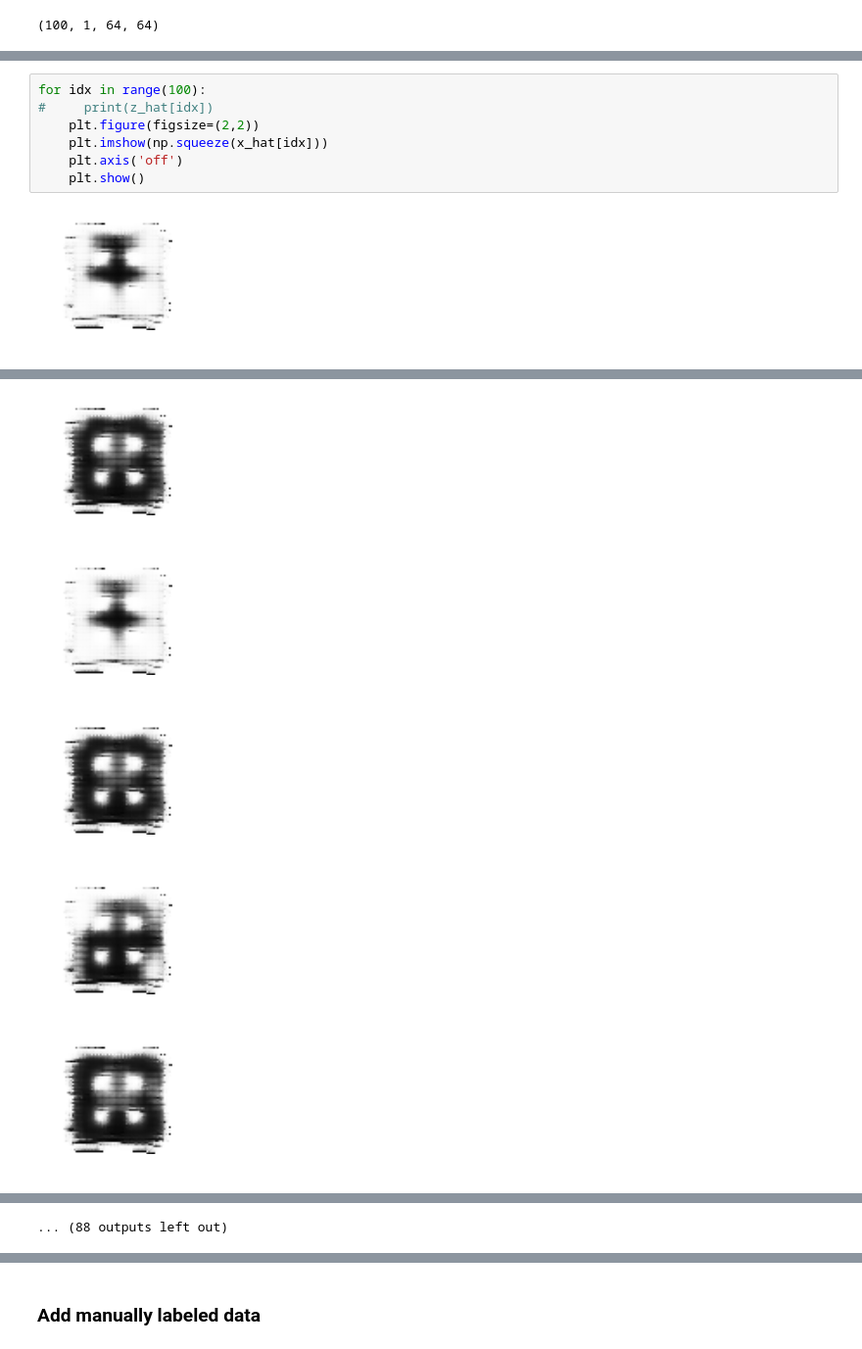
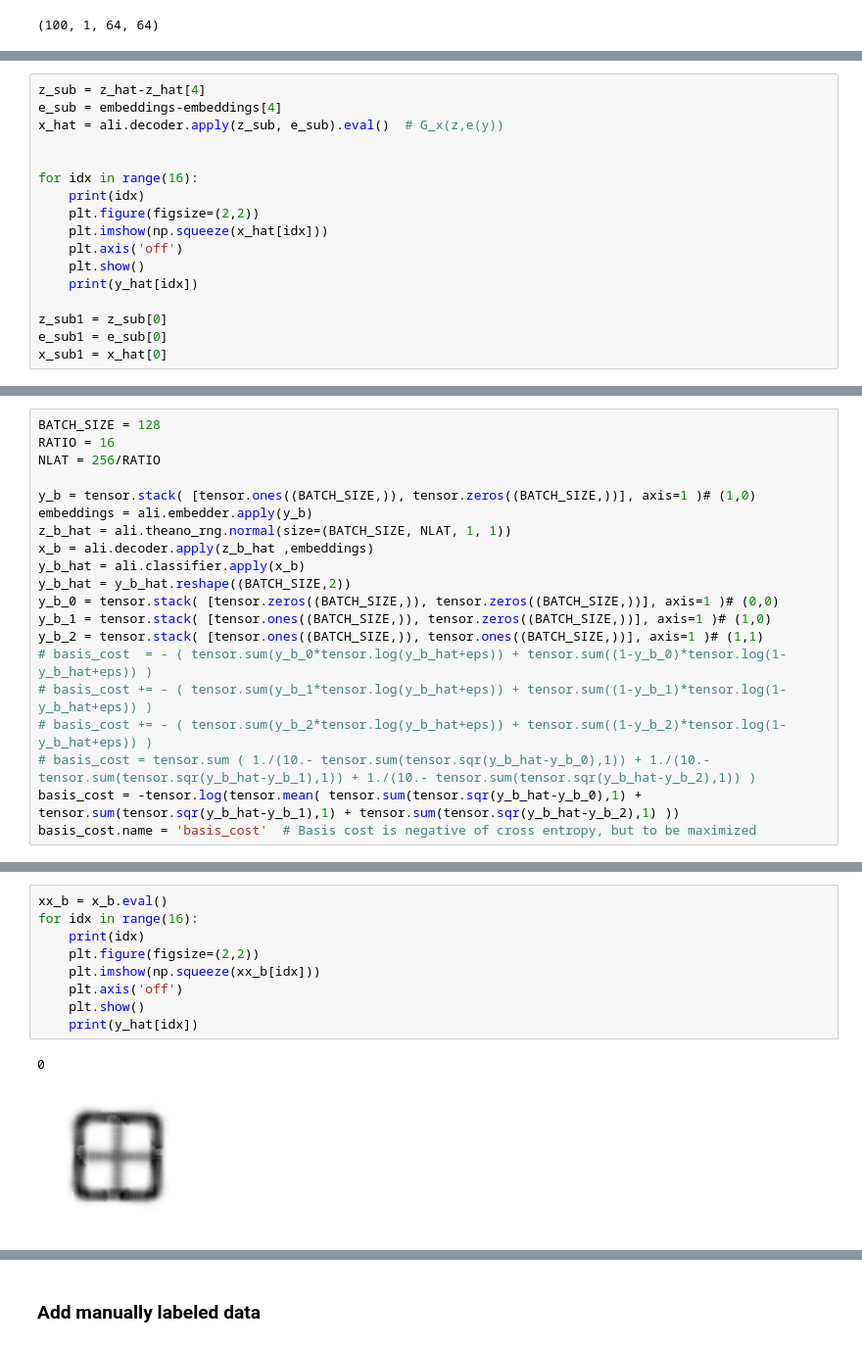
Before and after one commit to hope-yao/GAN-for-design, a Jupyter notebook: ALI-experiment.ipynb, the cells around one changed output, grey strips where cells are left out. Shown at 98% size. Saved outputs shown, nothing was run; the diff lists cells and outputs as text.

```diff
--- a/ALI-experiment.ipynb
+++ b/ALI-experiment.ipynb
@@ -301,0 +187,17 @@ x_hat.shape
+# %%
+z_sub = z_hat-z_hat[4]
+e_sub = embeddings-embeddings[4]
+x_hat = ali.decoder.apply(z_sub, e_sub).eval()  # G_x(z,e(y))
+
+
+for idx in range(16):
+    print(idx)
+    plt.figure(figsize=(2,2))
+    plt.imshow(np.squeeze(x_hat[idx]))
+    plt.axis('off')
+    plt.show()
+    print(y_hat[idx])
+
+z_sub1 = z_sub[0]
+e_sub1 = e_sub[0]
+x_sub1 = x_hat[0]
@@ -301,0 +206,20 @@ x_hat.shape
+# %%
+BATCH_SIZE = 128
+RATIO = 16
+NLAT = 256/RATIO
+
+y_b = tensor.stack( [tensor.ones((BATCH_SIZE,)), tensor.zeros((BATCH_SIZE,))], axis=1 )# (1,0)
+embeddings = ali.embedder.apply(y_b)
+z_b_hat = ali.theano_rng.normal(size=(BATCH_SIZE, NLAT, 1, 1))
+x_b = ali.decoder.apply(z_b_hat ,embeddings)
+y_b_hat = ali.classifier.apply(x_b)
+y_b_hat = y_b_hat.reshape((BATCH_SIZE,2))
+y_b_0 = tensor.stack( [tensor.zeros((BATCH_SIZE,)), tensor.zeros((BATCH_SIZE,))], axis=1 )# (0,0)
+y_b_1 = tensor.stack( [tensor.ones((BATCH_SIZE,)), tensor.zeros((BATCH_SIZE,))], axis=1 )# (1,0)
+y_b_2 = tensor.stack( [tensor.ones((BATCH_SIZE,)), tensor.ones((BATCH_SIZE,))], axis=1 )# (1,1)
+# basis_cost  = - ( tensor.sum(y_b_0*tensor.log(y_b_hat+eps)) + tensor.sum((1-y_b_0)*tensor.log(1-y_b_hat+eps)) )
+# basis_cost += - ( tensor.sum(y_b_1*tensor.log(y_b_hat+eps)) + tensor.sum((1-y_b_1)*tensor.log(1-y_b_hat+eps)) )
+# basis_cost += - ( tensor.sum(y_b_2*tensor.log(y_b_hat+eps)) + tensor.sum((1-y_b_2)*tensor.log(1-y_b_hat+eps)) )
+# basis_cost = tensor.sum ( 1./(10.- tensor.sum(tensor.sqr(y_b_hat-y_b_0),1)) + 1./(10.- tensor.sum(tensor.sqr(y_b_hat-y_b_1),1)) + 1./(10.- tensor.sum(tensor.sqr(y_b_hat-y_b_2),1)) )
+basis_cost = -tensor.log(tensor.mean( tensor.sum(tensor.sqr(y_b_hat-y_b_0),1) + tensor.sum(tensor.sqr(y_b_hat-y_b_1),1) + tensor.sum(tensor.sqr(y_b_hat-y_b_2),1) ))
+basis_cost.name = 'basis_cost'  # Basis cost is negative of cross entropy, but to be maximized
@@ -302,9 +246,12 @@ x_hat.shape
 # %%
-for idx in range(100):
-#     print(z_hat[idx])
+xx_b = x_b.eval()
+for idx in range(16):
+    print(idx)
     plt.figure(figsize=(2,2))
-    plt.imshow(np.squeeze(x_hat[idx]))
+    plt.imshow(np.squeeze(xx_b[idx]))
     plt.axis('off')
     plt.show()
+    print(y_hat[idx])
 # %% [output]
+0
-[figure, old version]
+[figure, new version]
@@ -316,5 +272,0 @@ for idx in range(100):
-[figure, removed]
-[figure, removed]
-[figure, removed]
-[figure, removed]
-[figure, removed]
@@ -322 +272,0 @@ for idx in range(100):
-... (88 outputs left out)
```
Also changed, not shown: parts of 34 cells of this notebook, 8 other files.
